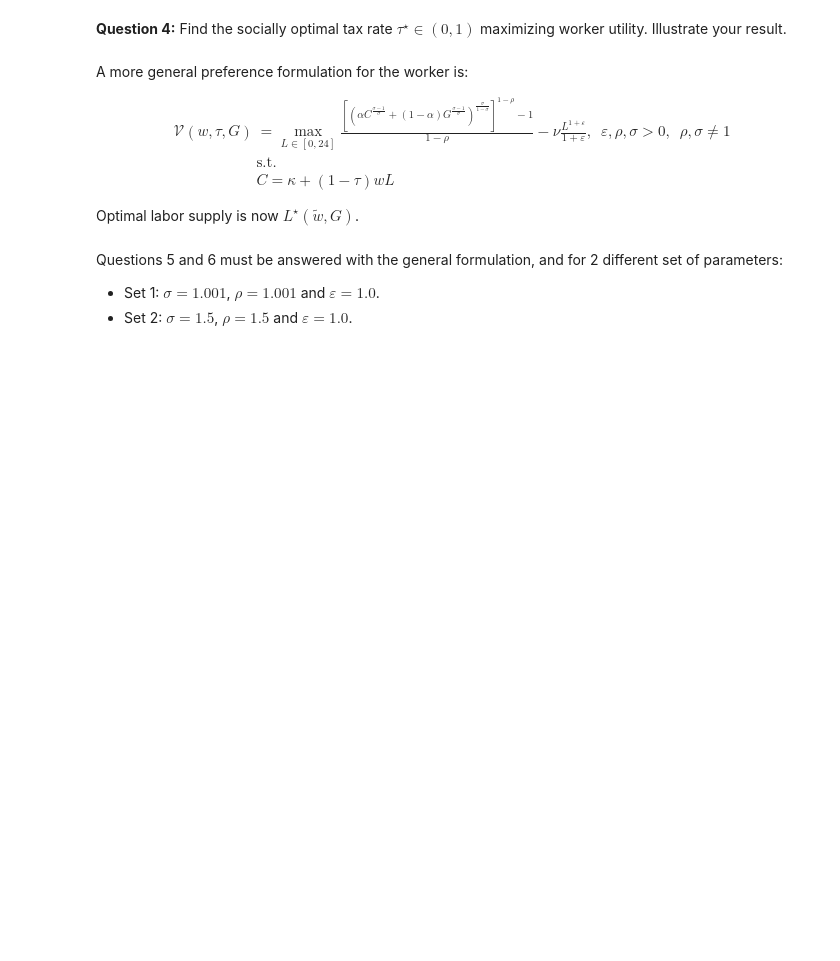
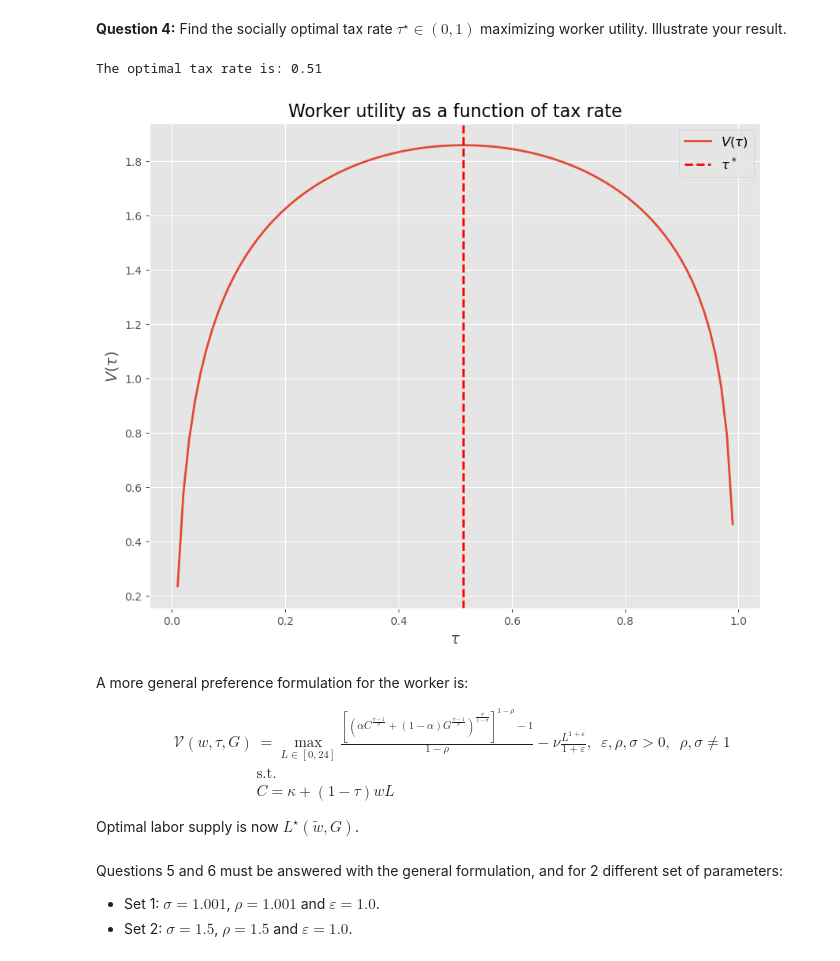
Before and after one commit to NumEconCopenhagen/projects-2023-mathias-emma, a Jupyter notebook: Exam/Question3.ipynb, the cells around one changed output. Saved outputs shown, nothing was run; the diff lists cells and outputs as text; code cells hidden in the pictures; blank space fills up the shorter version.

```diff
--- a/Exam/Question3.ipynb
+++ b/Exam/Question3.ipynb
@@ -102,3 +169,35 @@ $$
+# %%
+# Define the objective function as the negative of the worker utility function
+objective_func = lambda tau: -V(tau)
+
+# Initial guess for tau
+tau_initial_guess = 0.5
+
+# Optimize
+result = minimize(objective_func, tau_initial_guess, bounds=[(0, 1)])
+
+# Retrieve the optimal tax rate
+tau_star = result.x[0]
+
+# Print the optimal tax rate
+print(f"The optimal tax rate is: {tau_star:.2f}")
+
+# Plot worker utility as a function of tax rate with the optimal tax rate
+fig, ax = plt.subplots(figsize=(10, 8))
+
+ax.plot(tau_values, V_values, linewidth=2)
+ax.axvline(x=tau_star, color='r', linestyle='--', linewidth=2)
+ax.set_xlabel(r'$\tau$', fontsize=14)
+ax.set_ylabel(r'$V(\tau)$', fontsize=14)
+ax.set_title('Worker utility as a function of tax rate', fontsize=16)
+ax.grid(True)
+ax.legend([r'$V(\tau)$', r'$\tau^*$'], fontsize=12)
+
+# Display the plot
+plt.show()
+# %% [output]
+The optimal tax rate is: 0.51
+[figure, added]
 # %% [markdown]
 A more general preference formulation for the worker is:
 
```
Also changed, not shown: parts of 13 cells of this notebook, 2 other files.
